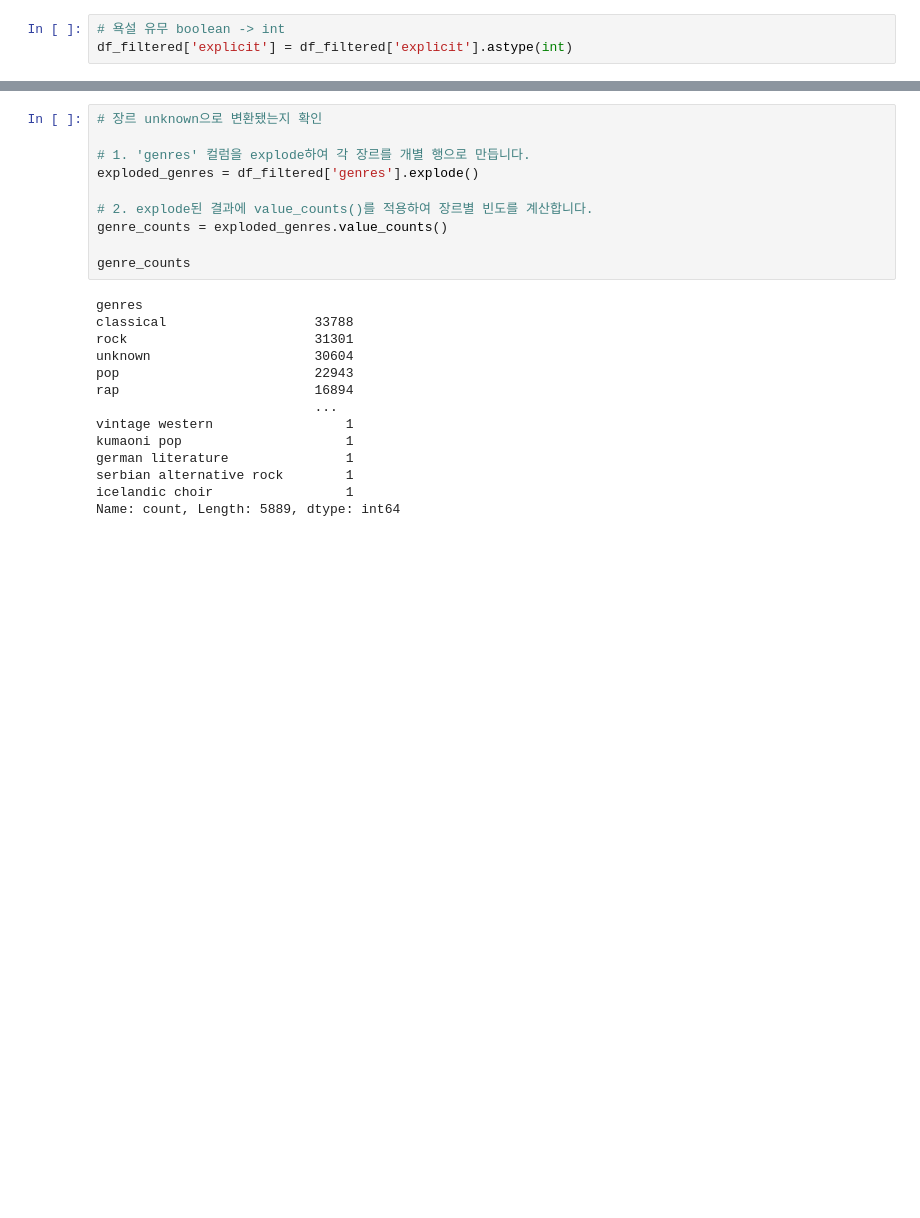
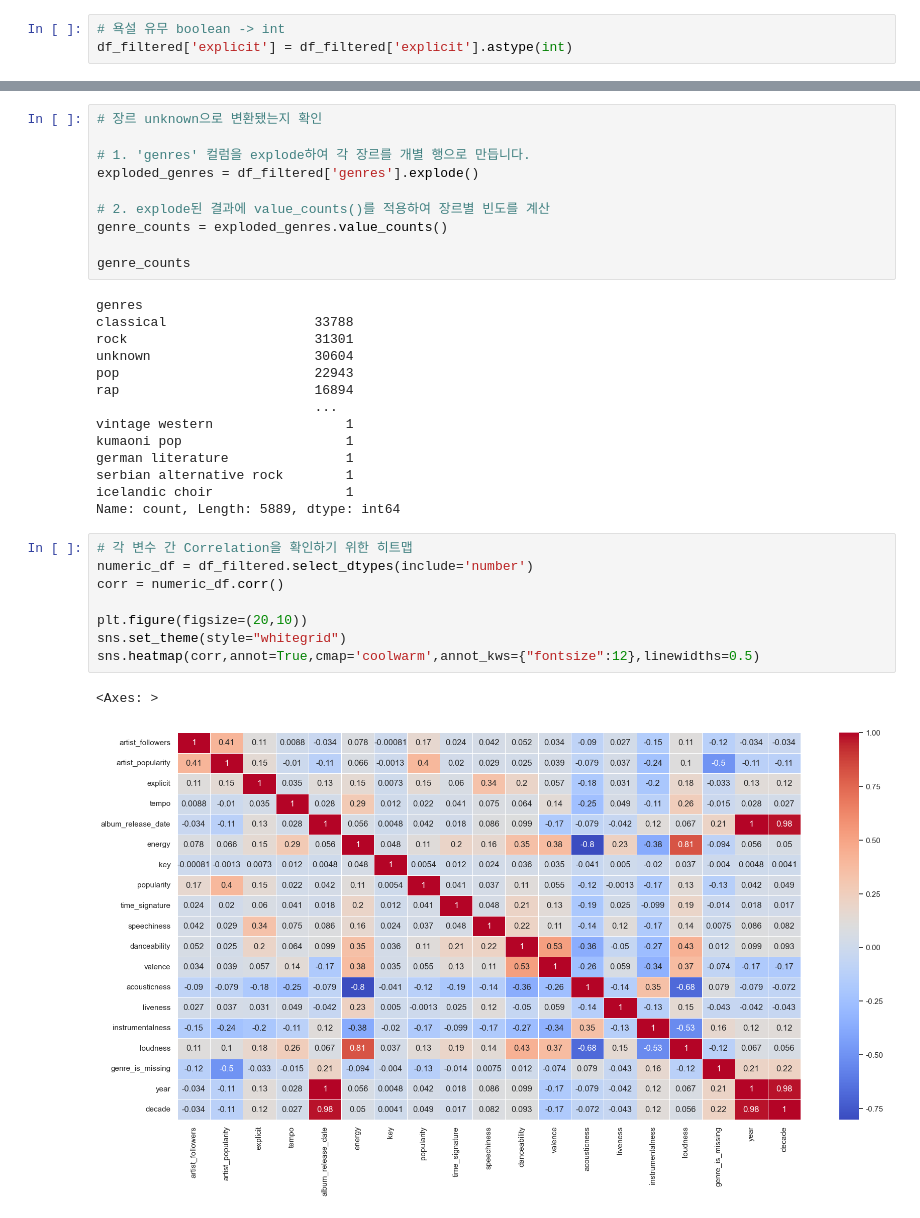
Before and after one commit to WindyAle/MelodiMatch, a Jupyter notebook: spotify_EDA.ipynb, the cells around one changed output, grey strips where cells are left out. Drawn from its saved outputs; the diff is of its cells as text; blank space fills up the shorter version.

```diff
--- a/spotify_EDA.ipynb
+++ b/spotify_EDA.ipynb
@@ -308,7 +313,7 @@ df_filtered.loc[df_filtered['genres'].apply(len) == 0, 'genres'] = pd.Series([['
 # 1. 'genres' 컬럼을 explode하여 각 장르를 개별 행으로 만듭니다.
 exploded_genres = df_filtered['genres'].explode()
 
-# 2. explode된 결과에 value_counts()를 적용하여 장르별 빈도를 계산합니다.
+# 2. explode된 결과에 value_counts()를 적용하여 장르별 빈도를 계산
 genre_counts = exploded_genres.value_counts()
 
 genre_counts
@@ -326,3 +331,14 @@ german literature               1
 serbian alternative rock        1
 icelandic choir                 1
 Name: count, Length: 5889, dtype: int64
+# %%
+# 각 변수 간 Correlation을 확인하기 위한 히트맵
+numeric_df = df_filtered.select_dtypes(include='number')
+corr = numeric_df.corr()
+
+plt.figure(figsize=(20,10))
+sns.set_theme(style="whitegrid")
+sns.heatmap(corr,annot=True,cmap='coolwarm',annot_kws={"fontsize":12},linewidths=0.5)
+# %% [output]
+<Axes: >
+[figure, added]
```
Also changed, not shown: parts of 17 cells of this notebook, 1 other file.
